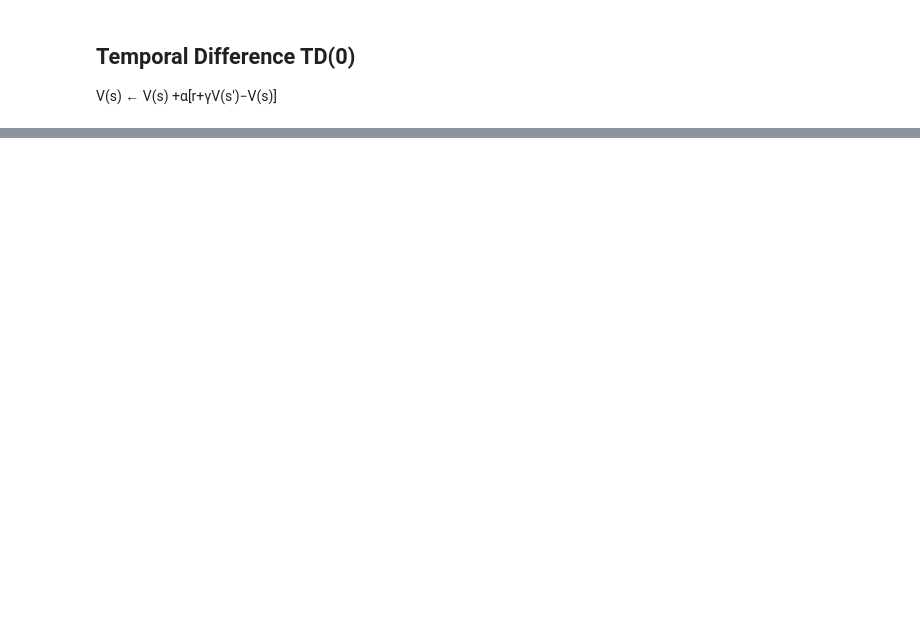
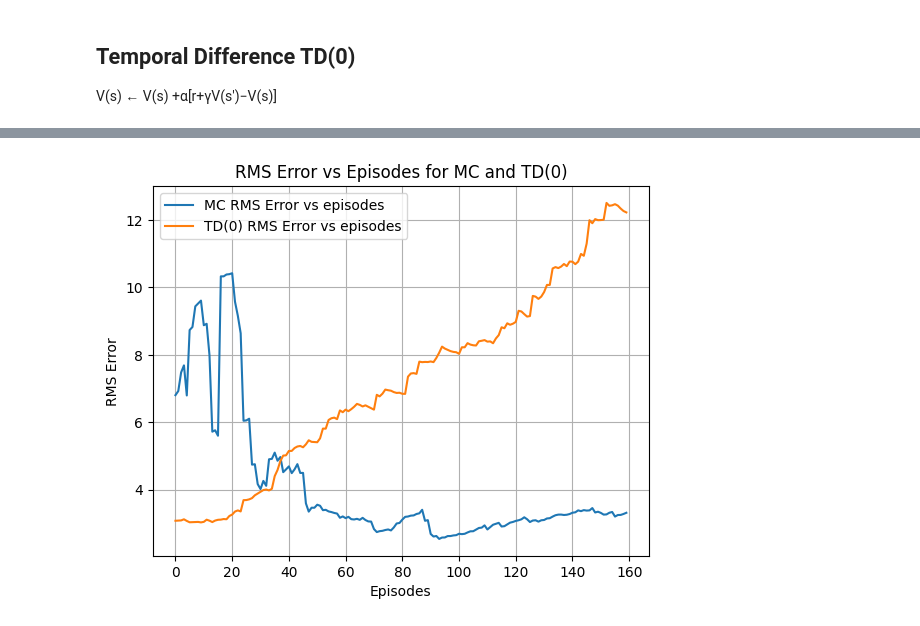
Before and after one commit to BilgeBengisu/Coding-Practices, a Jupyter notebook: TemporalDifferenceProblem/hw.ipynb, the cells around one changed output, grey strips where cells are left out. Drawn from its saved outputs; the diff is of its cells as text; code cells hidden in the pictures; blank space fills up the shorter version.

```diff
--- a/TemporalDifferenceProblem/hw.ipynb
+++ b/TemporalDifferenceProblem/hw.ipynb
@@ -23,6 +23,26 @@ alpha = 0.1
 reward = -1
 # up=00, down=11, left=10, right=01
 actions = ["00", "11", "10", "01"]
+# %%
+# v_s is the true state values according to the book
+v_s = {
+    1: -14,
+    2: -20,
+    3: -22,
+    4: -14,
+    5: -18,
+    6: -20,
+    7: -20,
+    8: -22,
+    9: -20,
+    10: -14,
+    11: -18,
+    12: -22,
+    13: -20,
+    14: -14
+}
+def calculate_rms(V_s, v_s=v_s):
+    return np.sqrt((1/14) * sum((V_s[s] - v_s[s])**2 for s in np.arange(1, 15)))
 # %% [markdown]
 ## First-Visit Monte Carlo
 # %%
@@ -152,0 +186,11 @@ Root Mean Squared Error RMS: missing
+# %%
+plt.plot(np.arange(160), mc_rms, label='MC RMS Error vs episodes')
+plt.plot(np.arange(160), td_rms, label='TD(0) RMS Error vs episodes')
+plt.xlabel('Episodes')
+plt.ylabel('RMS Error')
+plt.title('RMS Error vs Episodes for MC and TD(0)')
+plt.legend()
+plt.grid(True)
+plt.show()
+# %% [output]
+[figure, added]
```
Also changed, not shown: parts of 4 cells of this notebook, 13 other files.
